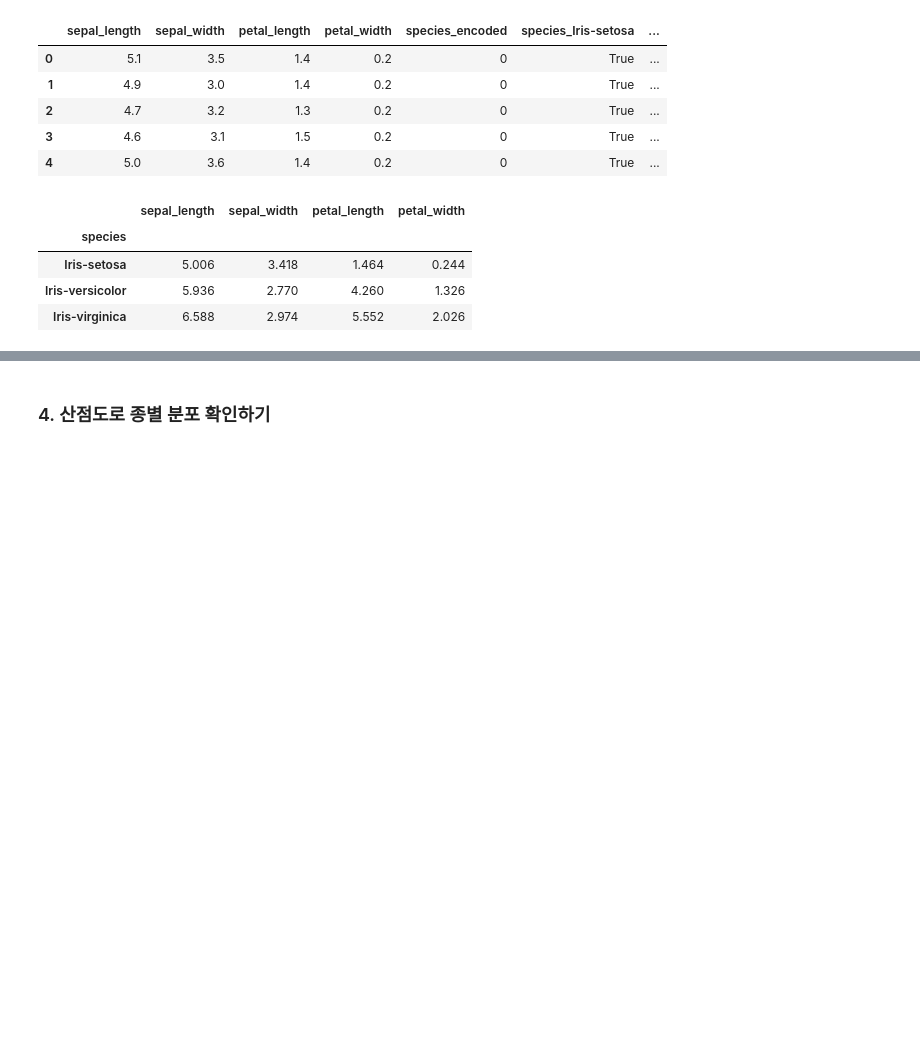
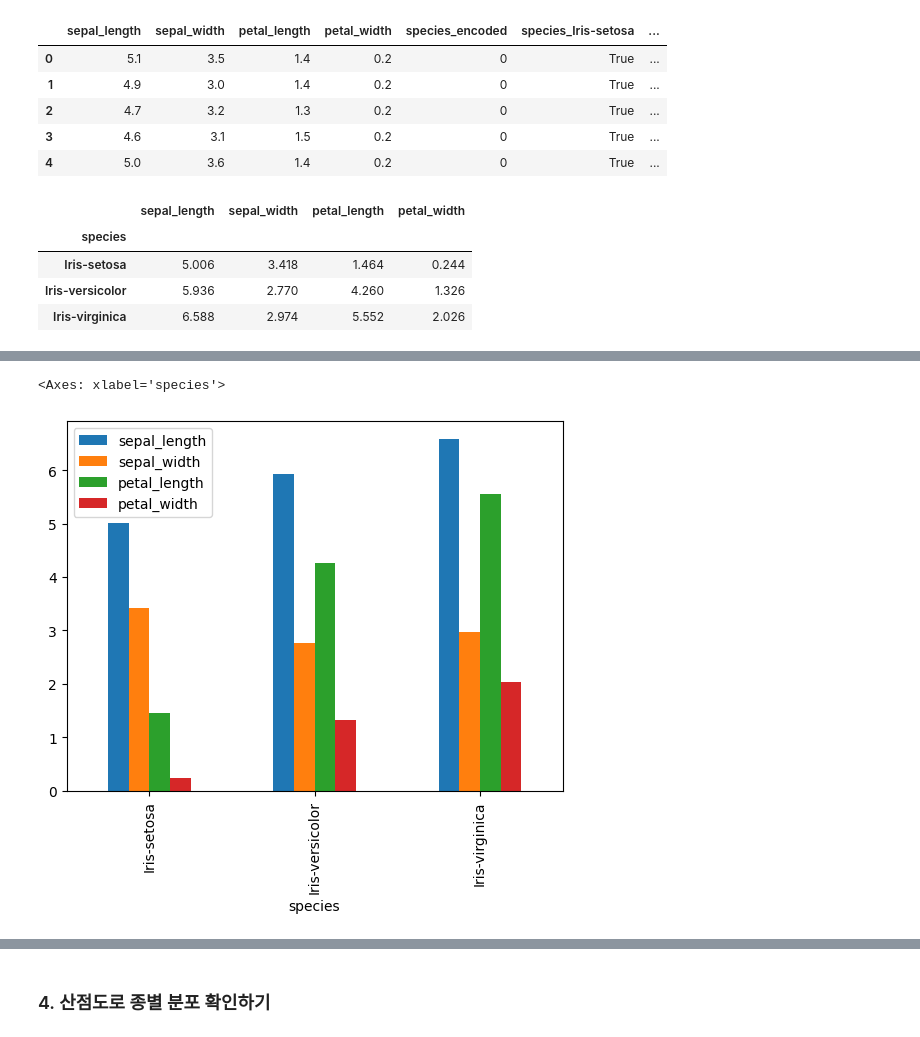
Before and after one commit to Nedian0Brien/DeepLearning_lecture, a Jupyter notebook: 과제2 코드.ipynb, the cells around one changed output, grey strips where cells are left out. Cells and saved outputs as stored; diff of their text form; code cells hidden in the pictures; blank space fills up the shorter version.

Commit message:
종(species) 별 통계 시각화 자료 추가

```diff
--- a/과제2 코드.ipynb
+++ b/과제2 코드.ipynb
@@ -174,0 +206,5 @@ df_iris_group.groupby('species')[['sepal_length', 'sepal_width', 'petal_length',
+# %%
+df_iris_group.groupby('species')[['sepal_length', 'sepal_width', 'petal_length', 'petal_width']].mean().plot(kind='bar')
+# %% [output]
+<Axes: xlabel='species'>
+[figure, added]
```
Also changed, not shown: parts of 4 cells of this notebook.
